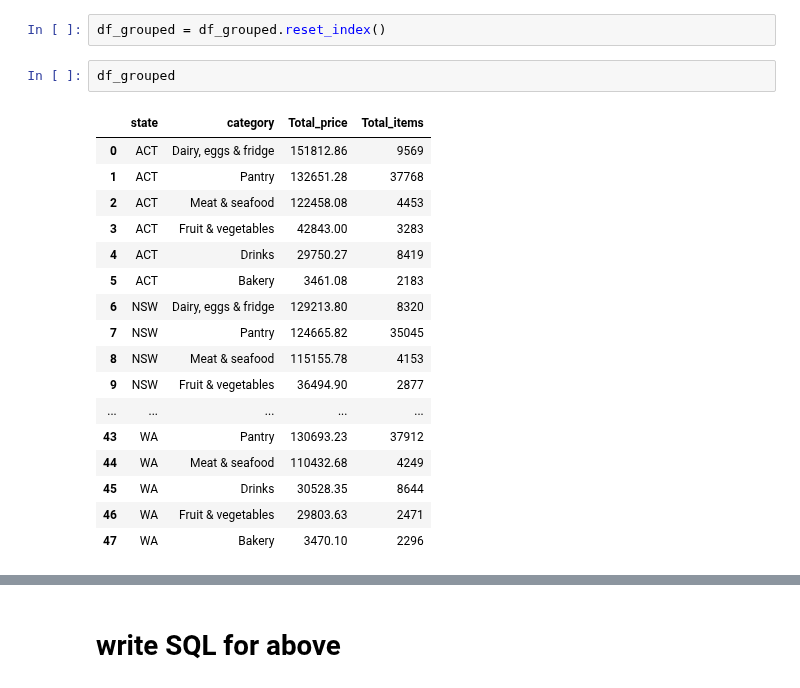
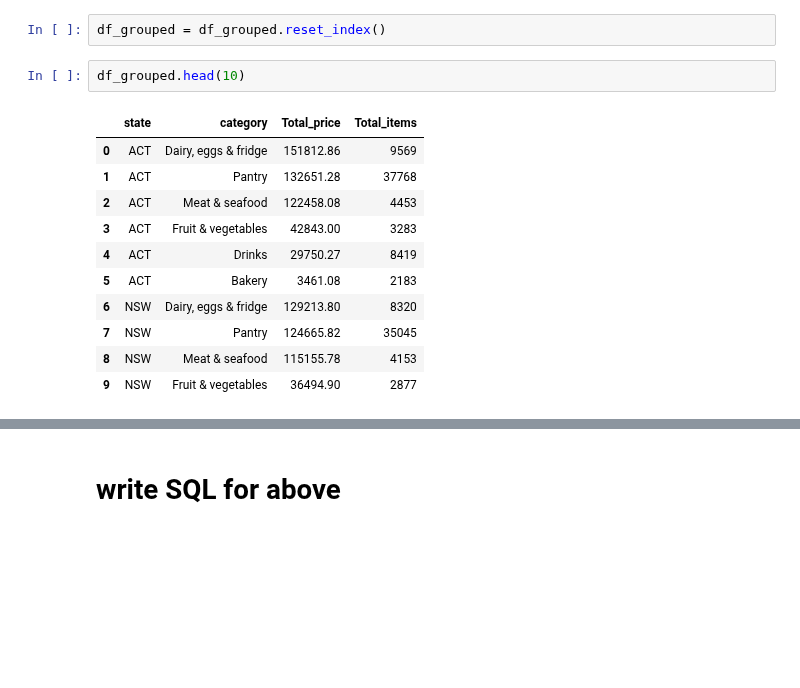
Before and after one commit to binayakhadka/grocery-retail-analytics, a Jupyter notebook: aus.ipynb, the cells around one changed output, grey strips where cells are left out. Cells and saved outputs as stored; diff of their text form; blank space fills up the shorter version.

```diff
--- a/aus.ipynb
+++ b/aus.ipynb
@@ -194,23 +196,17 @@ df_grouped = (
 # %%
 df_grouped = df_grouped.reset_index()
 # %%
-df_grouped
+df_grouped.head(10)
 # %% [output]
 |  | state | category | Total_price | Total_items |
 | 0 | ACT | Dairy, eggs & fridge | 151812.86 | 9569 |
 | 1 | ACT | Pantry | 132651.28 | 37768 |
 | 2 | ACT | Meat & seafood | 122458.08 | 4453 |
 | 3 | ACT | Fruit & vegetables | 42843.00 | 3283 |
 | 4 | ACT | Drinks | 29750.27 | 8419 |
 | 5 | ACT | Bakery | 3461.08 | 2183 |
 | 6 | NSW | Dairy, eggs & fridge | 129213.80 | 8320 |
 | 7 | NSW | Pantry | 124665.82 | 35045 |
 | 8 | NSW | Meat & seafood | 115155.78 | 4153 |
 | 9 | NSW | Fruit & vegetables | 36494.90 | 2877 |
-| ... | ... | ... | ... | ... |
-| 43 | WA | Pantry | 130693.23 | 37912 |
-| 44 | WA | Meat & seafood | 110432.68 | 4249 |
-| 45 | WA | Drinks | 30528.35 | 8644 |
-| 46 | WA | Fruit & vegetables | 29803.63 | 2471 |
-| 47 | WA | Bakery | 3470.10 | 2296 |
 # %%
```
Also changed, not shown: parts of 7 cells of this notebook.
